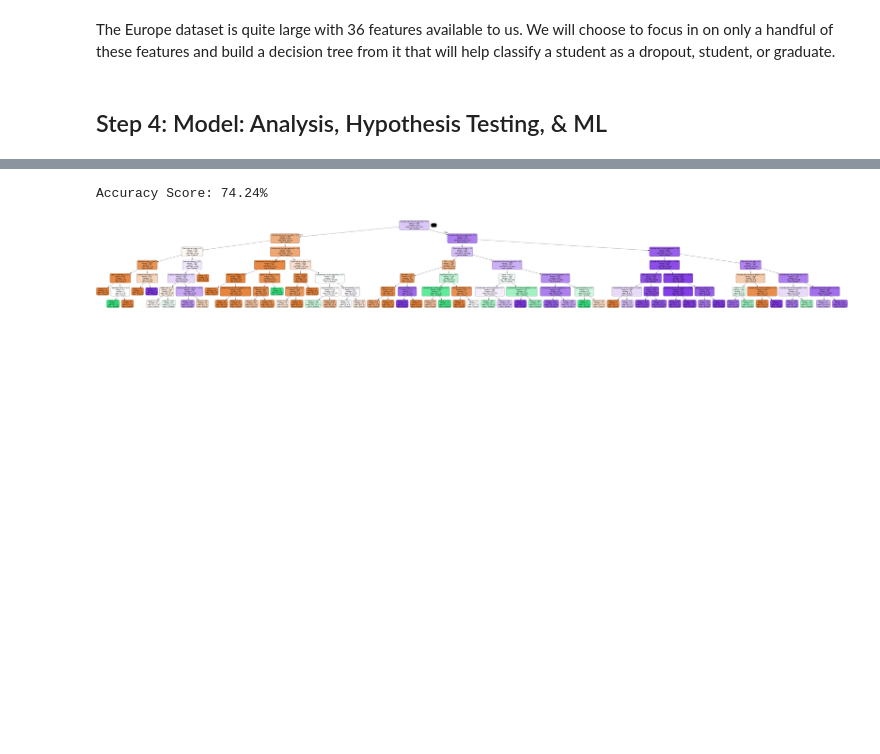
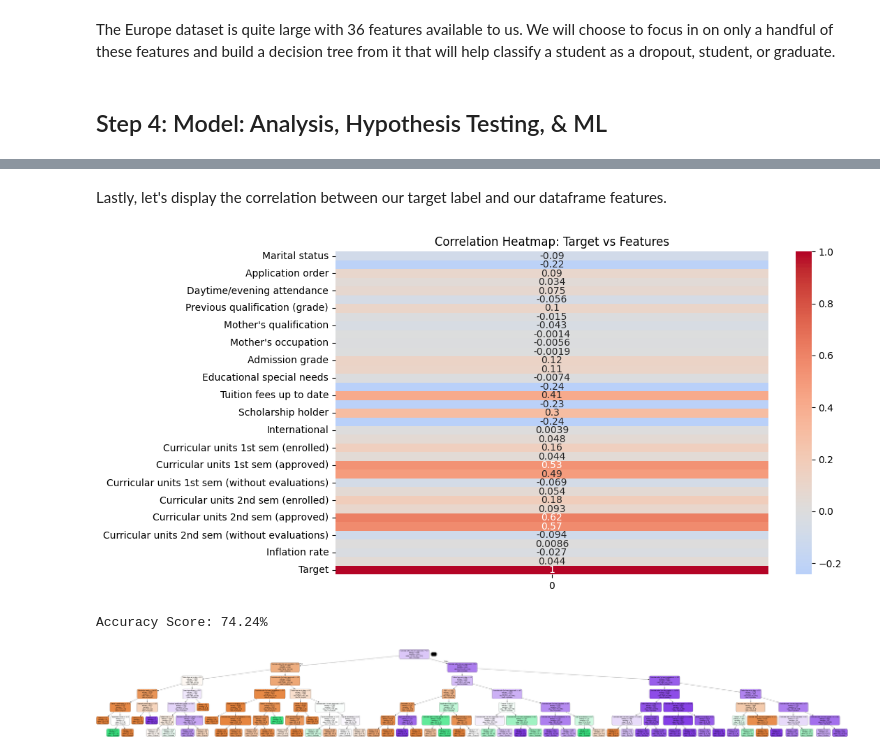
Before and after one commit to jerryliUMD/cmsc320_final_tutorial, a Jupyter notebook: tutorial.ipynb, the cells around one changed output, grey strips where cells are left out. Cells and saved outputs as stored; diff of their text form; code cells hidden in the pictures; blank space fills up the shorter version.

Commit message:
Added heatmap

```diff
--- a/tutorial.ipynb
+++ b/tutorial.ipynb
@@ -247,0 +250,6 @@ import pydotplus
+# %%
+df_europe_students['Target'] = df_europe_students['Target'].map({
+    'Dropout': 0,
+    'Enrolled': 1,
+    'Graduate': 2
+})
@@ -248,3 +293,14 @@ import pydotplus
+# %% [markdown]
+Lastly, let's display the correlation between our target label and our dataframe features.
+# %%
+target_corr = df_europe_students.corrwith(df_europe_students['Target'])
+
+plt.figure(figsize=(10, 6))
+sns.heatmap(target_corr.to_frame(), annot=True, cmap='coolwarm', center=0)
+plt.title('Correlation Heatmap: Target vs Features')
+plt.show()
+# %% [output]
+[figure, added]
 # %%
 # Commented lines are for testing with the five features discussed
 
```
Also changed, not shown: parts of 5 cells of this notebook.
